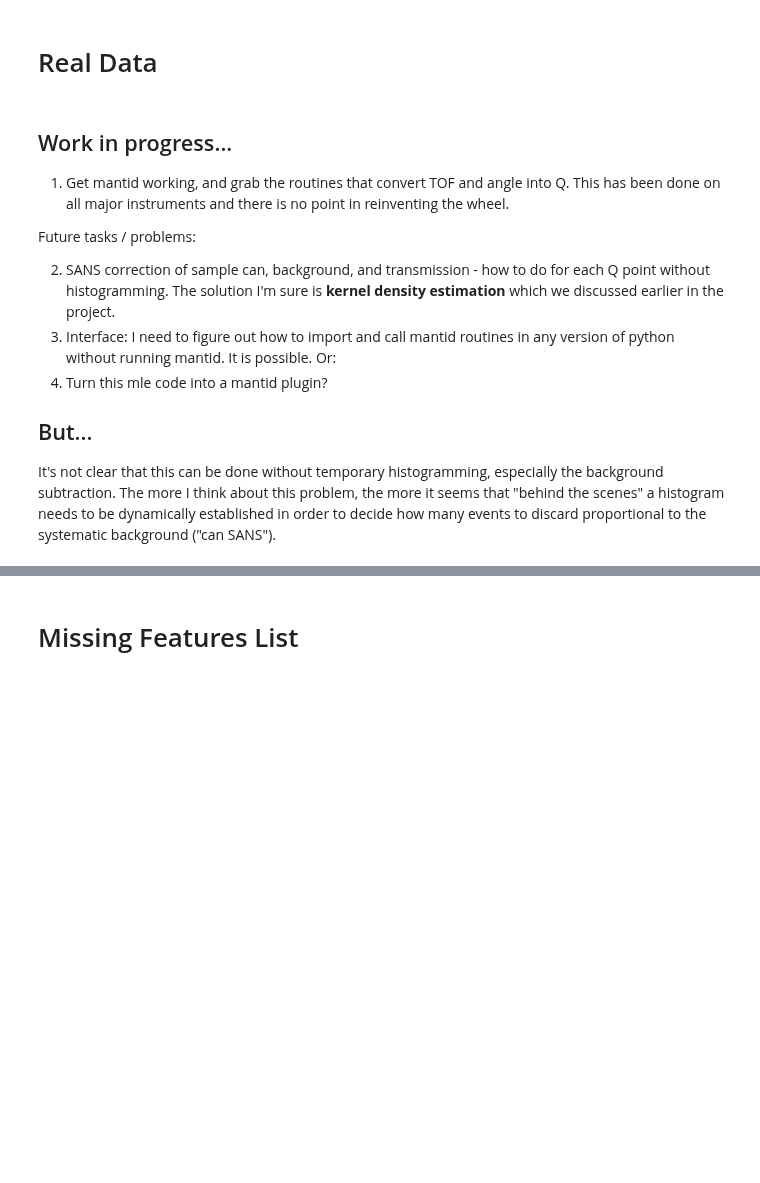
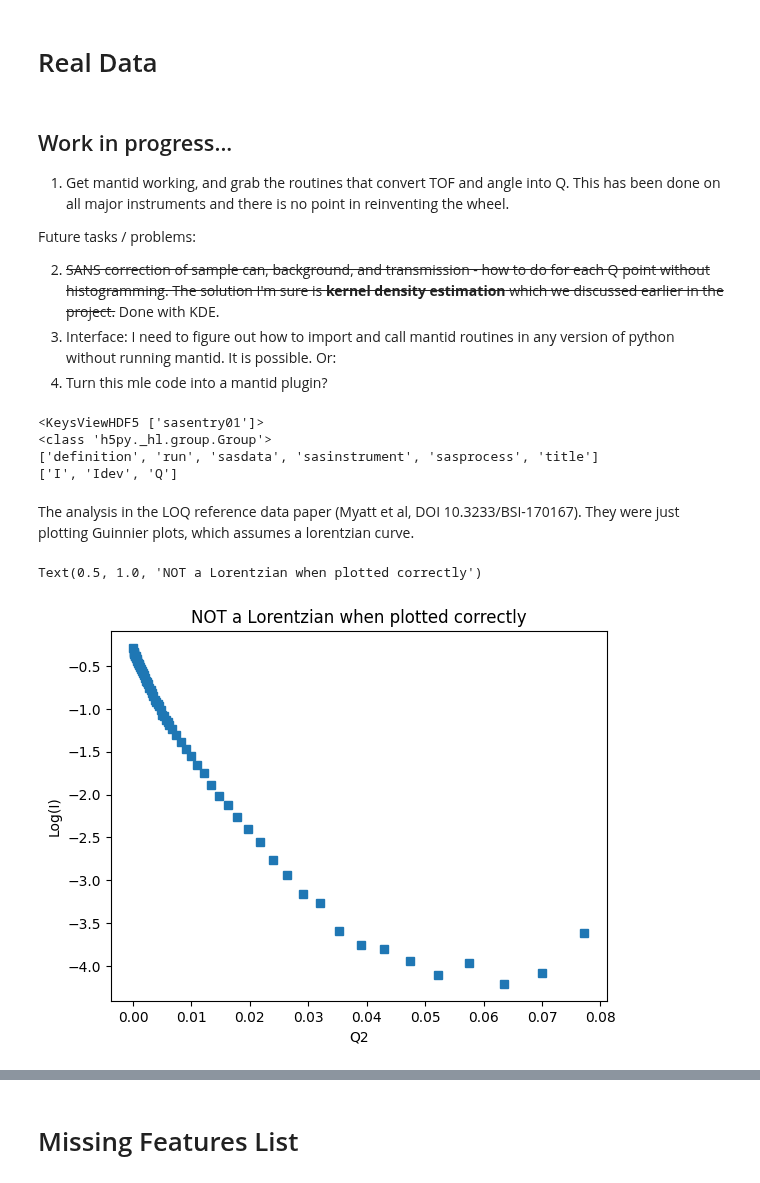
Before and after one commit to localoptimum/emtk, a Jupyter notebook: mleDemo.ipynb, the cells around one changed output, grey strips where cells are left out. Drawn from its saved outputs; the diff is of its cells as text; code cells hidden in the pictures; blank space fills up the shorter version.

```diff
--- a/mleDemo.ipynb
+++ b/mleDemo.ipynb
@@ -239,10 +295,38 @@ Generalised Porod curve maximum likelihood estimation
 
 Future tasks / problems:
 
-2. SANS correction of sample can, background, and transmission - how to do for each Q point without histogramming.  The solution I'm sure is **kernel density estimation** which we discussed earlier in the project.
+2. ~~SANS correction of sample can, background, and transmission - how to do for each Q point without histogramming.  The solution I'm sure is **kernel density estimation** which we discussed earlier in the project.~~  Done with KDE.
 3. Interface: I need to figure out how to import and call mantid routines in any version of python without running mantid.  It is possible.  Or:
 4. Turn this mle code into a mantid plugin?
-
-## But...
-
-It's not clear that this can be done without temporary histogramming, especially the background subtraction.  The more I think about this problem, the more it seems that "behind the scenes" a histogram needs to be dynamically established in order to decide how many events to discard proportional to the systematic background ("can SANS").
+# %%
+import h5py
+import numpy as np
+
+loqdata = h5py.File("data/SANS/LOQ/refdata/GFP_10mgml.h5", 'r+')
+
+print(loqdata.keys())
+print(type(loqdata['sasentry01']))
+entry=loqdata['sasentry01']
+print(list(entry))
+print(list(entry['sasdata']))
+dat=entry['sasdata']
+daty = np.array(dat['I'])
+datx = np.array(dat['Q'])
+# %% [output]
+<KeysViewHDF5 ['sasentry01']>
+<class 'h5py._hl.group.Group'>
+['definition', 'run', 'sasdata', 'sasinstrument', 'sasprocess', 'title']
+['I', 'Idev', 'Q']
+# %% [markdown]
+The analysis in the LOQ reference data paper (Myatt et al, DOI 10.3233/BSI-170167).  They were just plotting Guinnier plots, which assumes a lorentzian curve.
+# %%
+fig,ax=plt.subplots()
+logi = np.log(daty)
+q2 = datx ** 2.0
+ax.plot(q2, logi,'s')
+ax.set_xlabel('Q2')
+ax.set_ylabel('Log(I)')
+ax.set_title('NOT a Lorentzian when plotted correctly')
+# %% [output]
+Text(0.5, 1.0, 'NOT a Lorentzian when plotted correctly')
+[figure, added]
```
Also changed, not shown: parts of 17 cells of this notebook, 1 other file.
